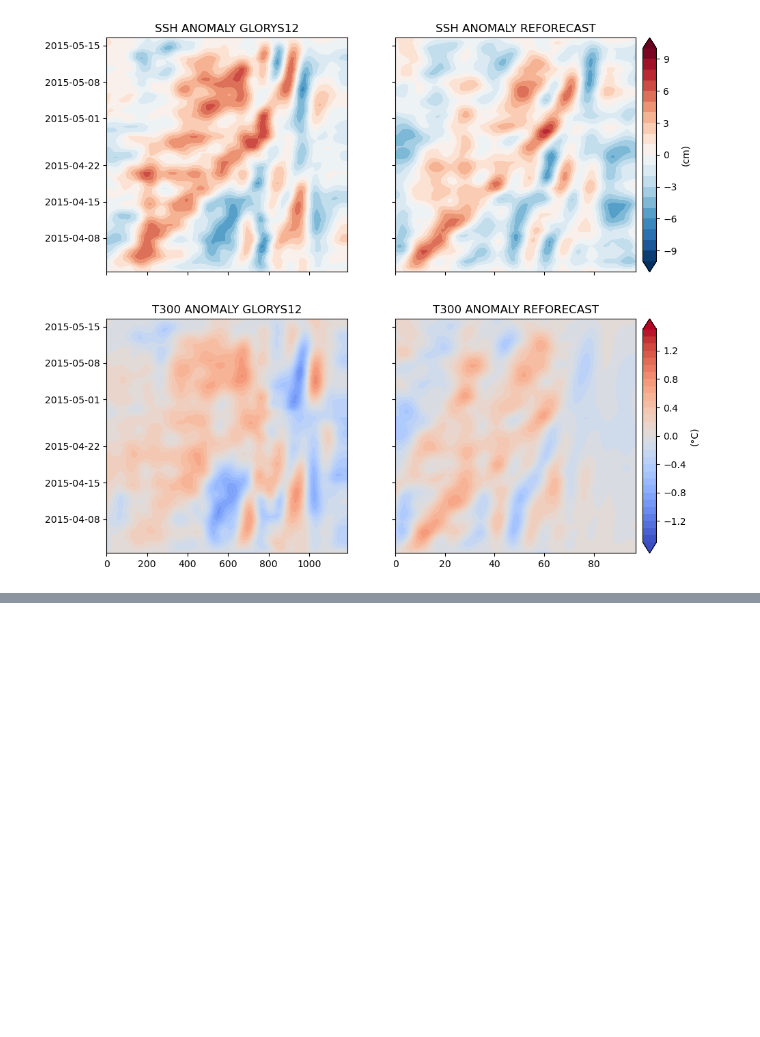
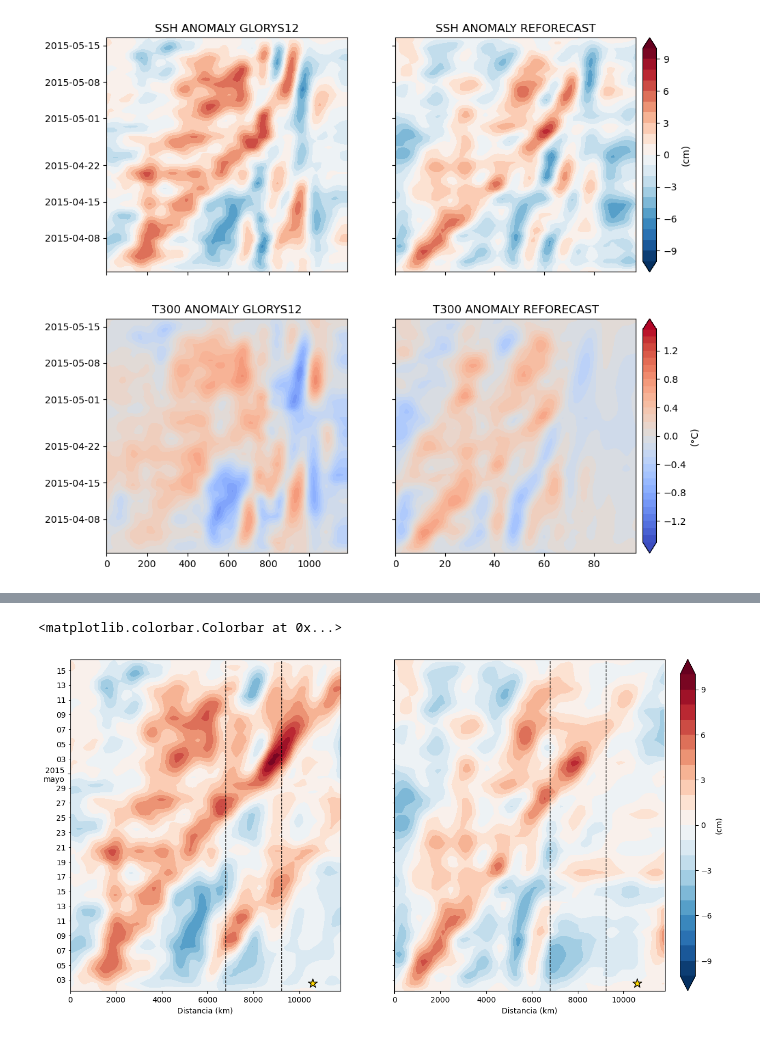
Before and after one commit to lucasglasner/S2S_CEAZA, a Jupyter notebook: quicklookhovmollers.ipynb, the cells around one changed output, grey strips where cells are left out. Cells and saved outputs as stored; diff of their text form; code cells hidden in the pictures; blank space fills up the shorter version.

Commit message:
trying to build kelvinwave index

```diff
--- a/quicklookhovmollers.ipynb
+++ b/quicklookhovmollers.ipynb
@@ -156,0 +183,36 @@ fig.colorbar(m2,cax=cax2, label='(°C)')
+# %%
+fig, axis = plt.subplots(1,2, sharex=True, sharey=True, facecolor='w', dpi=100, figsize=(14,8))
+import matplotlib.dates as mdates
+import locale
+locale.setlocale(locale.LC_ALL, 'es_ES.UTF-8')
+trange = slice('2015-04-01','2015-05-16')
+x = filter_xarray(south_glorys.sel(time=trange),'time',5,1/180,btype='highpass').swap_dims({'index':'distance'})
+x = filter_xarray(x,'distance',5,1/100).swap_dims({'distance':'index'})
+m1=axis[0].contourf(south_glorys.sel(time=trange).distance,south_glorys.sel(time=trange).time, x.zos*100, levels=np.arange(-10,10+1,1), cmap='RdBu_r', extend='both')
+
+y = filter_xarray(south_reforecast.sel(inittime=trange.start),'leadtime',5,1/180,btype='highpass').swap_dims({'index':'distance'})
+y = filter_xarray(y.drop_duplicates('distance'),'distance',5,1/10).swap_dims({'distance':'index'})
+
+axis[1].contourf(south_reforecast.sel(inittime=trange.start).distance,south_glorys.sel(time=trange).time,
+                 y.zos*100,levels=np.arange(-10,10+1,1),
+                 cmap='RdBu_r', extend='both')
+
+
+for ax in axis:
+    ax.axvline(6783.89008117, color='k', linestyle="--", lw=1)
+    ax.axvline(9215.87675836, color='k', linestyle="--", lw=1)
+    ax.yaxis.set_major_locator(mdates.MonthLocator(interval=1))
+    ax.yaxis.set_major_formatter(mdates.DateFormatter('%Y\n%B'))
+    ax.yaxis.set_minor_locator(mdates.DayLocator(interval=2))
+    ax.yaxis.set_minor_formatter(mdates.DateFormatter('%d'))
+    ax.set_xlim(0,11.8e3)
+    ax.set_xlabel('Distancia (km)')
+    ax.scatter([10587.65441762],[16527.5], s=150, zorder=3, marker='*', ec='k', color='gold')
+
+
+box1 = axis[1].get_position()
+cax1 = fig.add_axes([box1.xmax+0.02,box1.ymin,0.02,box1.ymax-box1.ymin])
+fig.colorbar(m1, cax=cax1, label='(cm)')
+# %% [output]
+<matplotlib.colorbar.Colorbar at 0x...>
+[figure, added]
```
Also changed, not shown: parts of 2 cells of this notebook, 5 other files.
